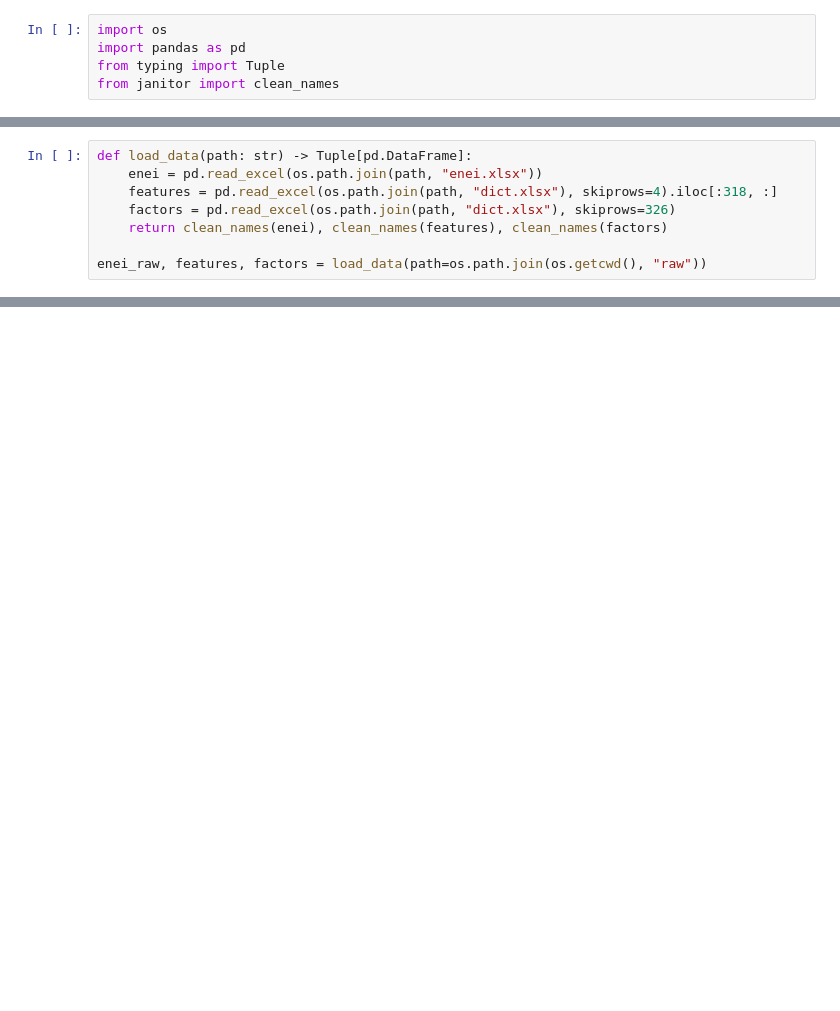
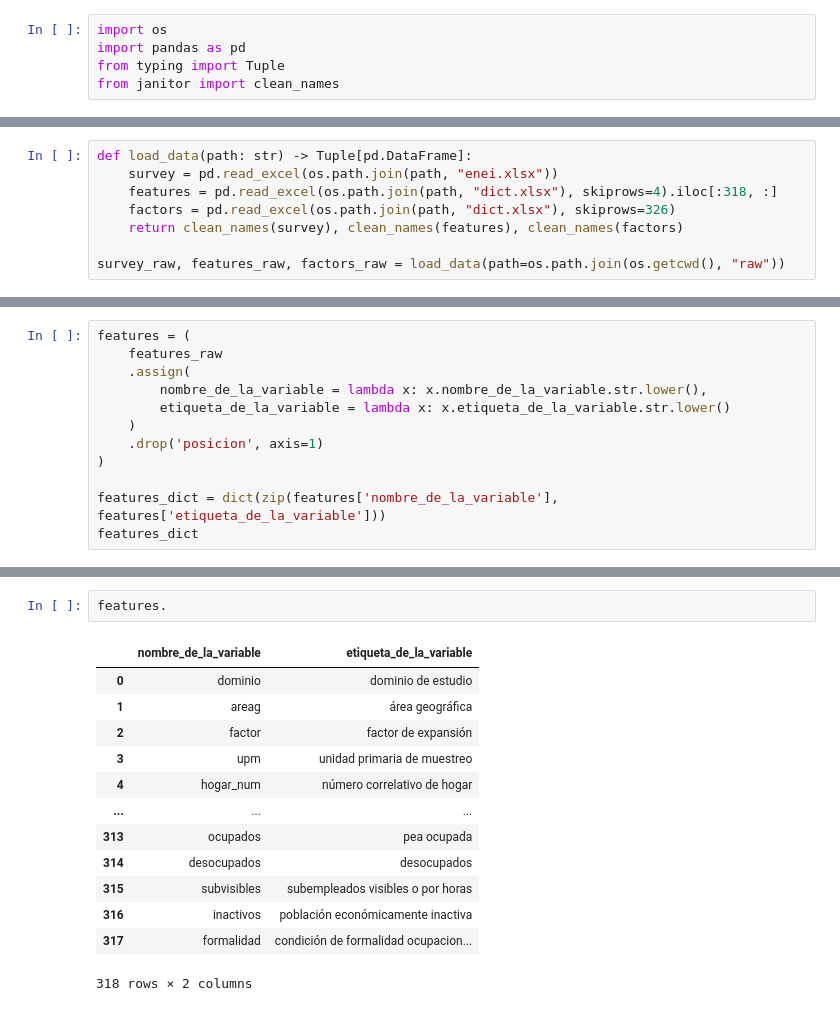
Before and after one commit to gafnts/manifold, a Jupyter notebook: data/wranling.ipynb, the cells around one changed output, grey strips where cells are left out. Drawn from its saved outputs; the diff is of its cells as text; blank space fills up the shorter version.

```diff
--- a/data/wranling.ipynb
+++ b/data/wranling.ipynb
@@ -6,8 +10,8 @@ from janitor import clean_names
 # %%
 def load_data(path: str) -> Tuple[pd.DataFrame]:
-    enei = pd.read_excel(os.path.join(path, "enei.xlsx"))
+    survey = pd.read_excel(os.path.join(path, "enei.xlsx"))
     features = pd.read_excel(os.path.join(path, "dict.xlsx"), skiprows=4).iloc[:318, :]
     factors = pd.read_excel(os.path.join(path, "dict.xlsx"), skiprows=326)
-    return clean_names(enei), clean_names(features), clean_names(factors)
+    return clean_names(survey), clean_names(features), clean_names(factors)
 
-enei_raw, features, factors = load_data(path=os.path.join(os.getcwd(), "raw"))
+survey_raw, features_raw, factors_raw = load_data(path=os.path.join(os.getcwd(), "raw"))
@@ -29,0 +45,12 @@ enei_raw
+# %%
+features = (
+    features_raw
+    .assign(
+        nombre_de_la_variable = lambda x: x.nombre_de_la_variable.str.lower(),
+        etiqueta_de_la_variable = lambda x: x.etiqueta_de_la_variable.str.lower()
+    )
+    .drop('posicion', axis=1)
+)
+
+features_dict = dict(zip(features['nombre_de_la_variable'], features['etiqueta_de_la_variable']))
+features_dict
@@ -29,0 +75,16 @@ enei_raw
+# %%
+features.
+# %% [output]
+|  | nombre_de_la_variable | etiqueta_de_la_variable |
+| 0 | dominio | dominio de estudio |
+| 1 | areag | área geográfica |
+| 2 | factor | factor de expansión |
+| 3 | upm | unidad primaria de muestreo |
+| 4 | hogar_num | número correlativo de hogar |
+| ... | ... | ... |
+| 313 | ocupados | pea ocupada |
+| 314 | desocupados | desocupados |
+| 315 | subvisibles | subempleados visibles o por horas |
+| 316 | inactivos | población económicamente inactiva |
+| 317 | formalidad | condición de formalidad ocupacion... |
+318 rows × 2 columns
```
Also changed, not shown: parts of 7 cells of this notebook, 1 other file.
